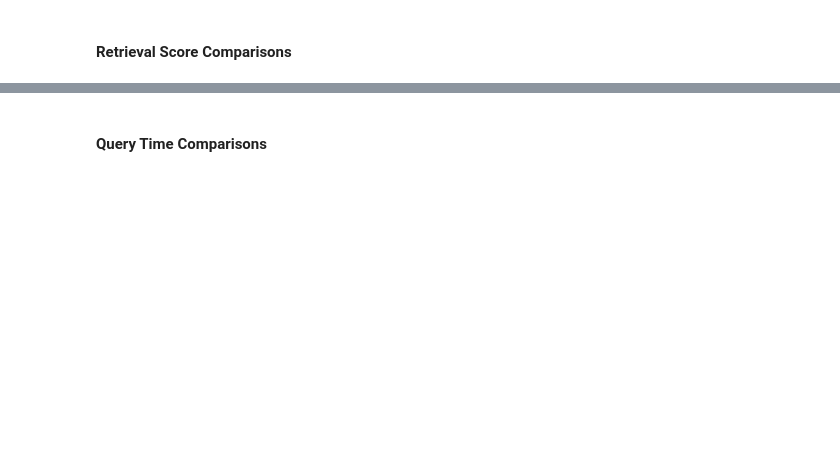
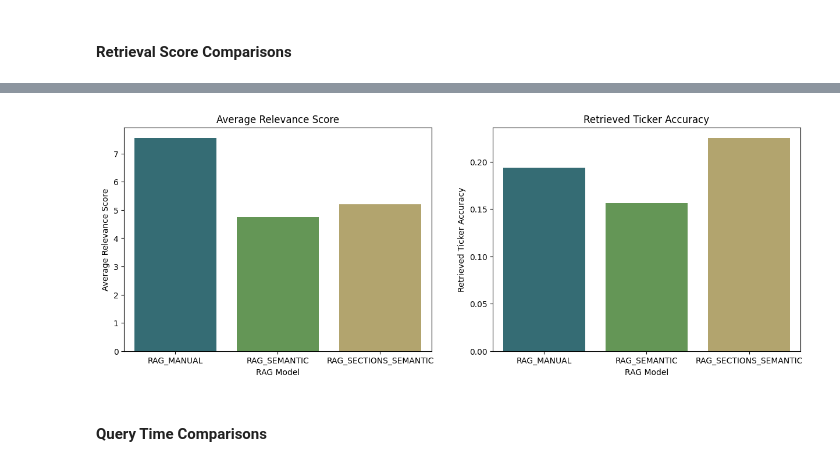
Before and after one commit to natron2000/LLM_10K_MADS, a Jupyter notebook: Model_Evaluation/model_comparisons.ipynb, the cells around one changed output, grey strips where cells are left out. Cells and saved outputs as stored; diff of their text form; code cells hidden in the pictures; blank space fills up the shorter version.

```diff
--- a/Model_Evaluation/model_comparisons.ipynb
+++ b/Model_Evaluation/model_comparisons.ipynb
@@ -34,2 +61,22 @@ def retrieval_comp(llm_results_dict):
+# %%
+def retrieval_comp_average(llm_results_dict):
+    '''
+    Create bar chart comparing average retriever scores accross all questions
+    '''
+    rag_comparison_dict ={}
+    llms = llm_results_dict.keys()
+    rag_comparison_dict["avg_relevance_score"] = [llm_results_dict[llm]["avg_relevance_score"] for llm in llms]
+    rag_comparison_dict["relevant_ticker_accuracy"] = [llm_results_dict[llm]["relevant_ticker_accuracy"] for llm in llms]
+    rag_comparison_df = pd.DataFrame(rag_comparison_dict,index = llms).reset_index()
+    fig, axes = plt.subplots(1, 2, figsize=(15, 5))
+
+    sns.barplot(rag_comparison_df, x="index", y="avg_relevance_score", hue="index", palette="gist_earth",legend=False, ax = axes[0])
+    axes[0].set_xlabel("RAG Model")
+    axes[0].set_ylabel("Average Relevance Score")
+    axes[0].set_title('Average Relevance Score')
+    sns.barplot(rag_comparison_df, x="index", y="relevant_ticker_accuracy", hue="index", palette="gist_earth",legend=False, ax = axes[1])
+    axes[1].set_xlabel("RAG Model")
+    axes[1].set_ylabel("Retrieved Ticker Accuracy")
+    axes[1].set_title('Retrieved Ticker Accuracy')
 # %%
 def query_times_comp(llm_results_dict):
@@ -114,14 +149,0 @@ def retrieval_comp_by_query(llm_results_dict):
-# %%
-def retrieval_comp_average(llm_results_dict):
-    rag_comparison_dict ={}
-    llms = llm_results_dict.keys()
-    rag_comparison_dict["avg_relevance_score"] = [llm_results_dict[llm]["avg_relevance_score"] for llm in llms]
-    rag_comparison_dict["relevant_ticker_accuracy"] = [llm_results_dict[llm]["relevant_ticker_accuracy"] for llm in llms]
-    rag_comparison_df = pd.DataFrame(rag_comparison_dict,index = llms)
-
-    rag_comparison_df.plot(kind="bar", figsize=(12, 6))
-    plt.title("Question Execution Times")
-    plt.ylabel("Query Time (s)")
-    plt.xticks(rotation=45)
-    plt.legend(title="RAG Model")
-    plt.grid(axis='y', linestyle="--", alpha=0.7)
@@ -128,2 +154,6 @@ def retrieval_comp_average(llm_results_dict):
+# %%
+retrieval_comp_average(llm_results)
+# %% [output]
+[figure, added]
 # %% [markdown]
 <h4> Query Time Comparisons </h4>
```
Also changed, not shown: parts of 41 cells of this notebook, 10 other files.
